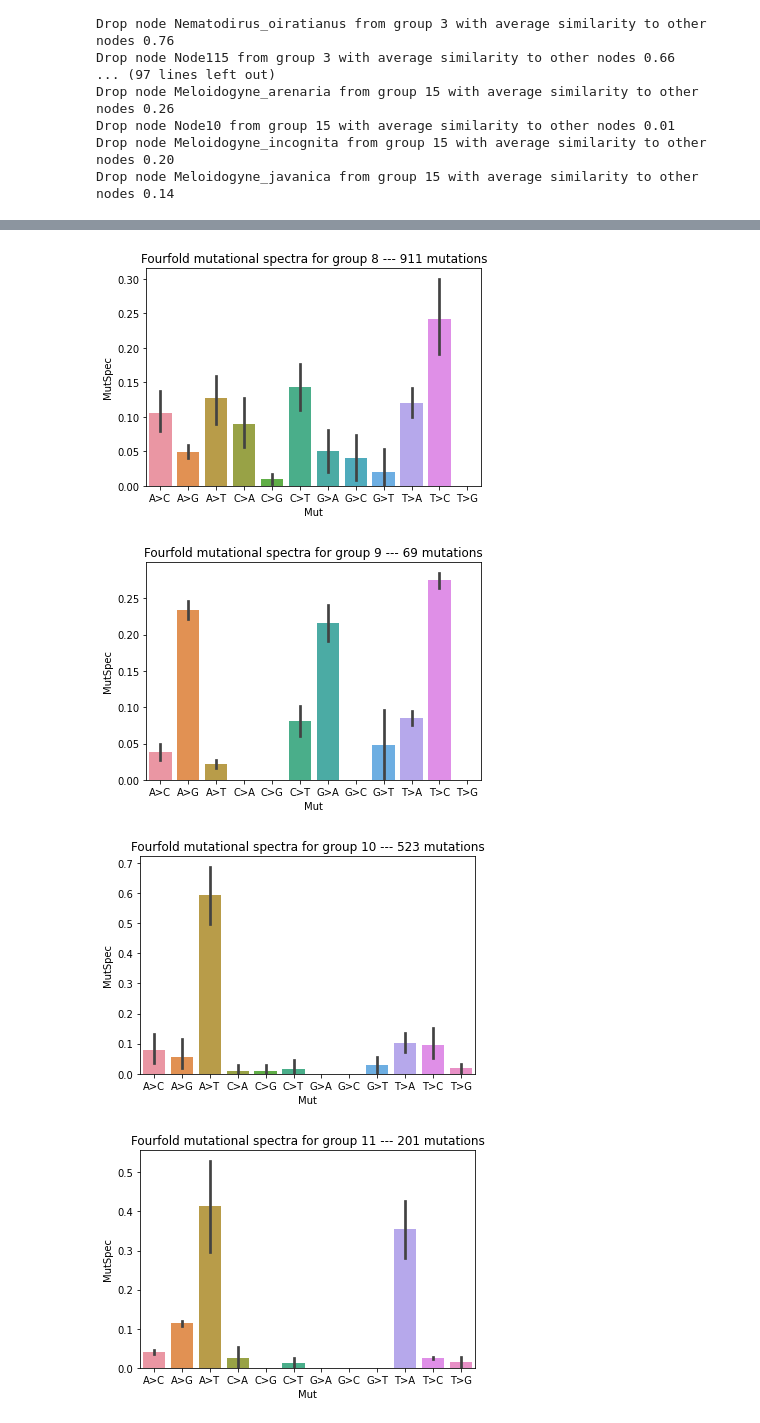
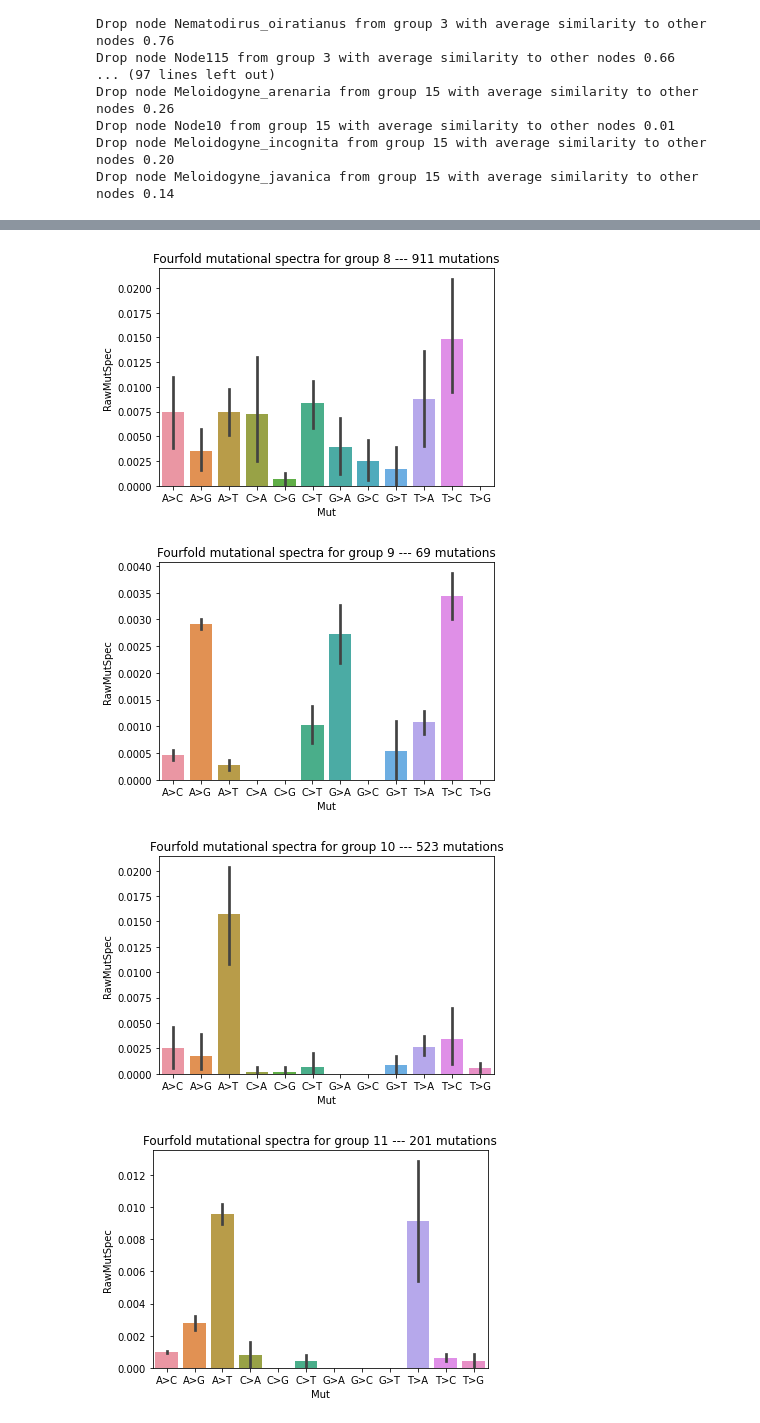
Before and after one commit to kpotoh/birds, a Jupyter notebook: nb/mut_extraction_nematoda.ipynb, the cells around one changed output, grey strips where cells are left out. Cells and saved outputs as stored; diff of their text form; code cells hidden in the pictures.

Commit message:
plot with rawmutspec

```diff
--- a/nb/mut_extraction_nematoda.ipynb
+++ b/nb/mut_extraction_nematoda.ipynb
@@ -336,7 +336,7 @@ for gr_num in gr_mutspec_ff:
 for gr_num in gr_mutspec_ff.Group.unique():
     ms = gr_mutspec_ff[gr_mutspec_ff.Group == gr_num]
     mut_num = ms.ObsFr.sum()
-    sns.barplot(x="Mut", y="MutSpec", data=ms, order=possible_sbs12)
+    sns.barplot(x="Mut", y="RawMutSpec", data=ms, order=possible_sbs12)
     plt.title(f"Fourfold mutational spectra for group {gr_num} --- {mut_num} mutations")
     plt.show()
 # %% [output]
@@ -350,4 +350,4 @@ for gr_num in gr_mutspec_ff.Group.unique():
-[figure, old version]
+[figure, new version]
-[figure, old version]
+[figure, new version]
-[figure, old version]
+[figure, new version]
-[figure, old version]
+[figure, new version]
```
Also changed, not shown: parts of 1 cell of this notebook.
